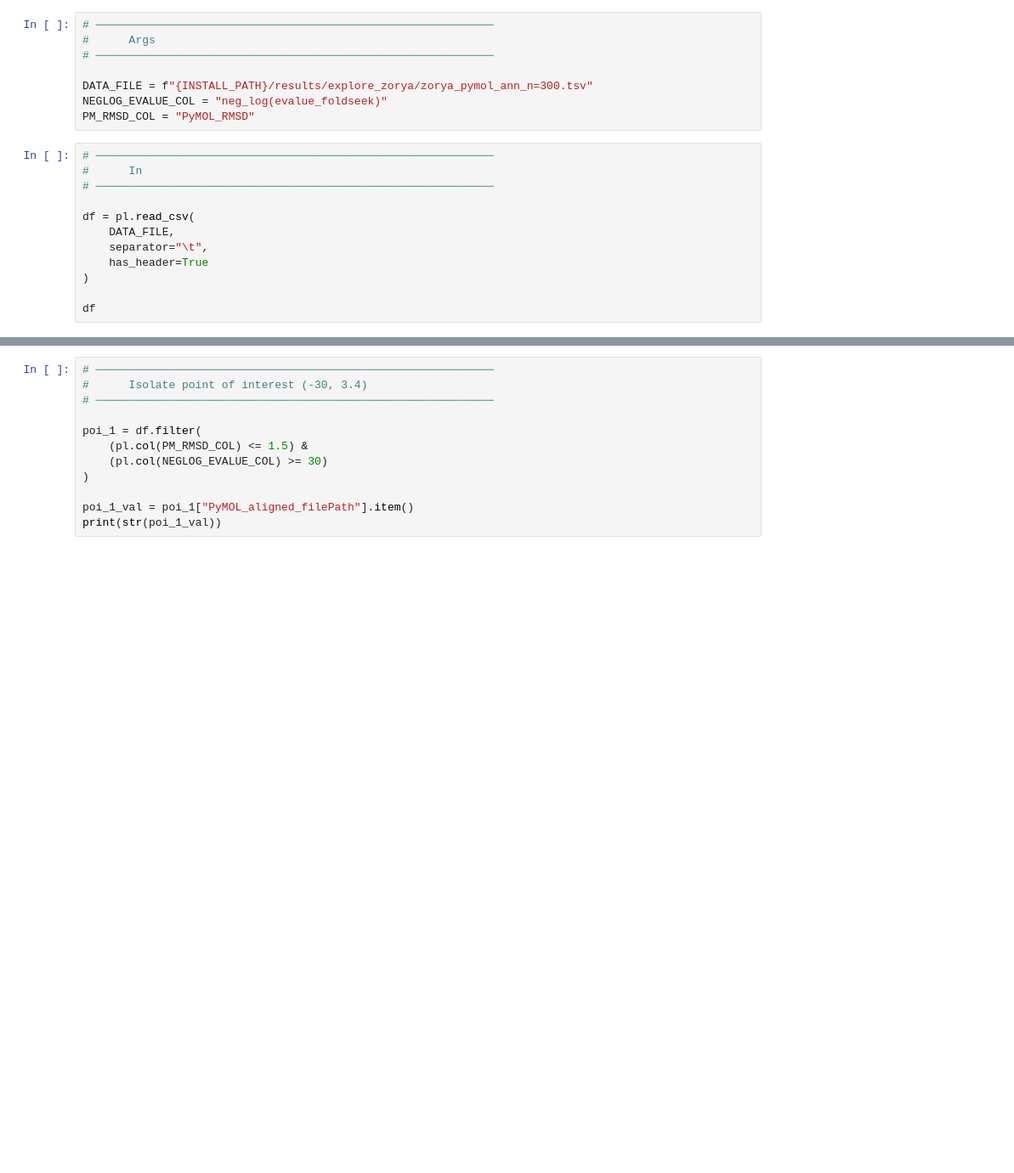
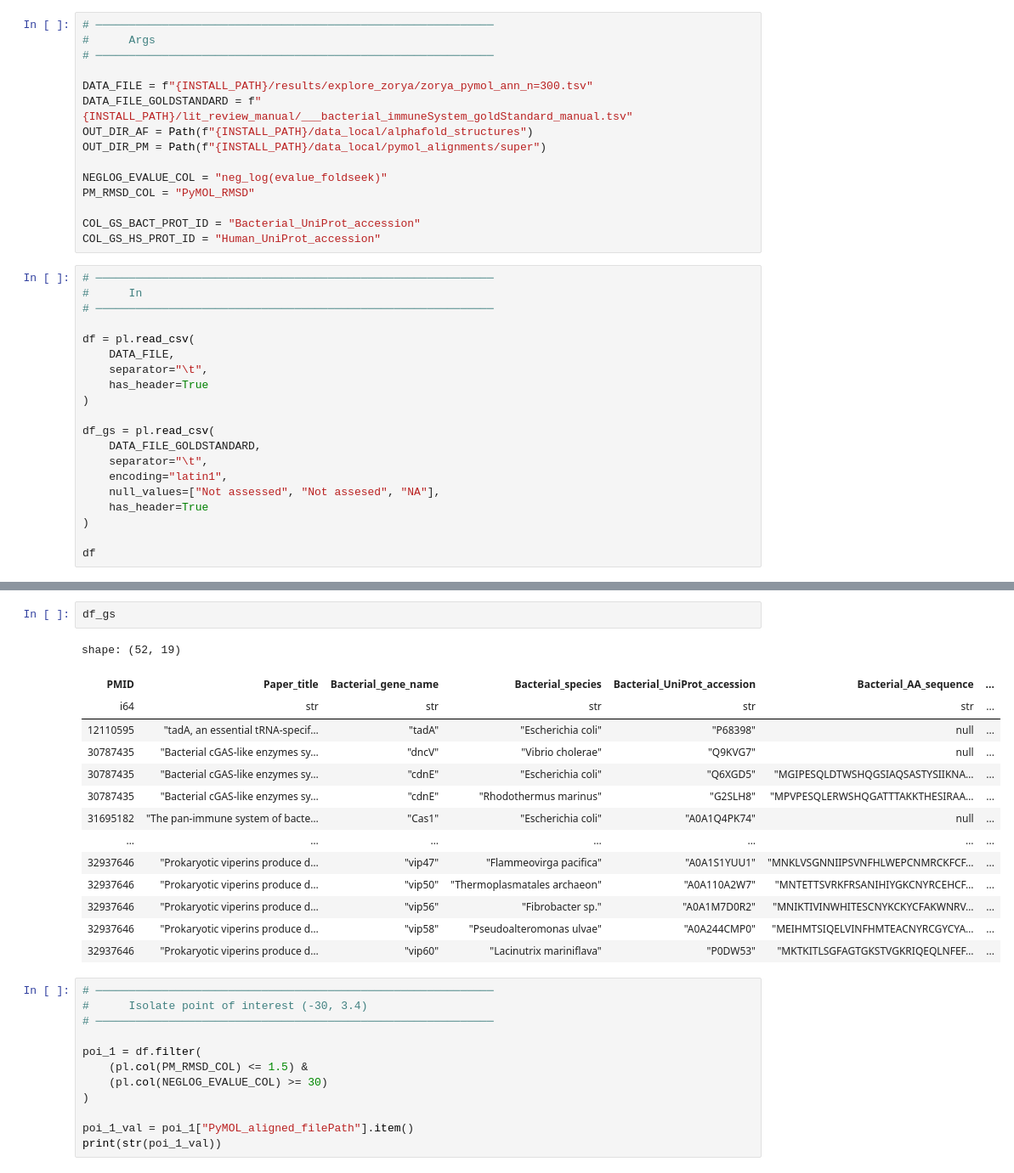
Before and after one commit to juliandeanmoran/BISSH, a Jupyter notebook: testing/updateReport_2_pairwise_aln.ipynb, the cells around one changed output, grey strips where cells are left out. Shown at 85% size. Saved outputs shown, nothing was run; the diff lists cells and outputs as text; blank space fills up the shorter version.

```diff
--- a/testing/updateReport_2_pairwise_aln.ipynb
+++ b/testing/updateReport_2_pairwise_aln.ipynb
@@ -28,8 +29,15 @@ logger = logging.getLogger(__name__)
 # ────────────────────────────────────────────────────────────
 
 DATA_FILE = f"{INSTALL_PATH}/results/explore_zorya/zorya_pymol_ann_n=300.tsv"
+DATA_FILE_GOLDSTANDARD = f"{INSTALL_PATH}/lit_review_manual/___bacterial_immuneSystem_goldStandard_manual.tsv"
+OUT_DIR_AF = Path(f"{INSTALL_PATH}/data_local/alphafold_structures")
+OUT_DIR_PM = Path(f"{INSTALL_PATH}/data_local/pymol_alignments/super")
+
 NEGLOG_EVALUE_COL = "neg_log(evalue_foldseek)"
 PM_RMSD_COL = "PyMOL_RMSD"
+
+COL_GS_BACT_PROT_ID = "Bacterial_UniProt_accession"
+COL_GS_HS_PROT_ID = "Human_UniProt_accession"
 # %%
 # ────────────────────────────────────────────────────────────
 #      In
@@ -41,6 +49,14 @@ df = pl.read_csv(
     has_header=True
 )
 
+df_gs = pl.read_csv(
+    DATA_FILE_GOLDSTANDARD,
+    separator="\t",
+    encoding="latin1",
+    null_values=["Not assessed", "Not assesed", "NA"],
+    has_header=True
+)
+
 df
 # %% [output]
 shape: (300, 77)
@@ -57,6 +73,23 @@ shape: (300, 77)
 | "WP_100024372.1" | "Zorya" | "Zorya_TypeII" | "Fusobacterium pseudoperiodonti… | "GCF_002763625_NZ_CP024699_Zory… | "GCF_002763625.1_NZ_CP024699_00… | "GCF_002763625.1_NZ_CP024699_00… | 1 | 202 | ... |
 | "WP_005598133.1" | "Zorya" | "Zorya_TypeII" | "Actinobacillus pleuropneumonia… | "GCF_021957085_NZ_CP031865_Zory… | "GCF_021957045.1_NZ_CP031863_01… | "GCF_021957045.1_NZ_CP031863_01… | 2 | 201 | ... |
 | "WP_141169618.1" | "Zorya" | "Zorya_TypeI" | "Janthinobacterium tructae" | "GCF_006517255_NZ_CP041185_Zory… | "GCF_006517255.1_NZ_CP041185_01… | "GCF_006517255.1_NZ_CP041185_01… | 1 | 202 | ... |
+# %%
+df_gs
+# %% [output]
+shape: (52, 19)
+| PMID | Paper_title | Bacterial_gene_name | Bacterial_species | Bacterial_UniProt_accession | Bacterial_AA_sequence | ... |
+| i64 | str | str | str | str | str | ... |
+| 12110595 | "tadA, an essential tRNA-specif… | "tadA" | "Escherichia coli" | "P68398" | null | ... |
+| 30787435 | "Bacterial cGAS-like enzymes sy… | "dncV" | "Vibrio cholerae" | "Q9KVG7" | null | ... |
+| 30787435 | "Bacterial cGAS-like enzymes sy… | "cdnE" | "Escherichia coli" | "Q6XGD5" | "MGIPESQLDTWSHQGSIAQSASTYSIIKNA… | ... |
+| 30787435 | "Bacterial cGAS-like enzymes sy… | "cdnE" | "Rhodothermus marinus" | "G2SLH8" | "MPVPESQLERWSHQGATTTAKKTHESIRAA… | ... |
+| 31695182 | "The pan-immune system of bacte… | "Cas1" | "Escherichia coli" | "A0A1Q4PK74" | null | ... |
+| … | … | … | … | … | … | ... |
+| 32937646 | "Prokaryotic viperins produce d… | "vip47" | "Flammeovirga pacifica" | "A0A1S1YUU1" | "MNKLVSGNNIIPSVNFHLWEPCNMRCKFCF… | ... |
+| 32937646 | "Prokaryotic viperins produce d… | "vip50" | "Thermoplasmatales archaeon" | "A0A110A2W7" | "MNTETTSVRKFRSANIHIYGKCNYRCEHCF… | ... |
+| 32937646 | "Prokaryotic viperins produce d… | "vip56" | "Fibrobacter sp." | "A0A1M7D0R2" | "MNIKTIVINWHITESCNYKCKYCFAKWNRV… | ... |
+| 32937646 | "Prokaryotic viperins produce d… | "vip58" | "Pseudoalteromonas ulvae" | "A0A244CMP0" | "MEIHMTSIQELVINFHMTEACNYRCGYCYA… | ... |
+| 32937646 | "Prokaryotic viperins produce d… | "vip60" | "Lacinutrix mariniflava" | "P0DW53" | "MKTKITLSGFAGTGKSTVGKRIQEQLNFEF… | ... |
 # %%
 # ────────────────────────────────────────────────────────────
 #      Isolate point of interest (-30, 3.4)
```
Also changed, not shown: parts of 5 cells of this notebook, 1 other file.
